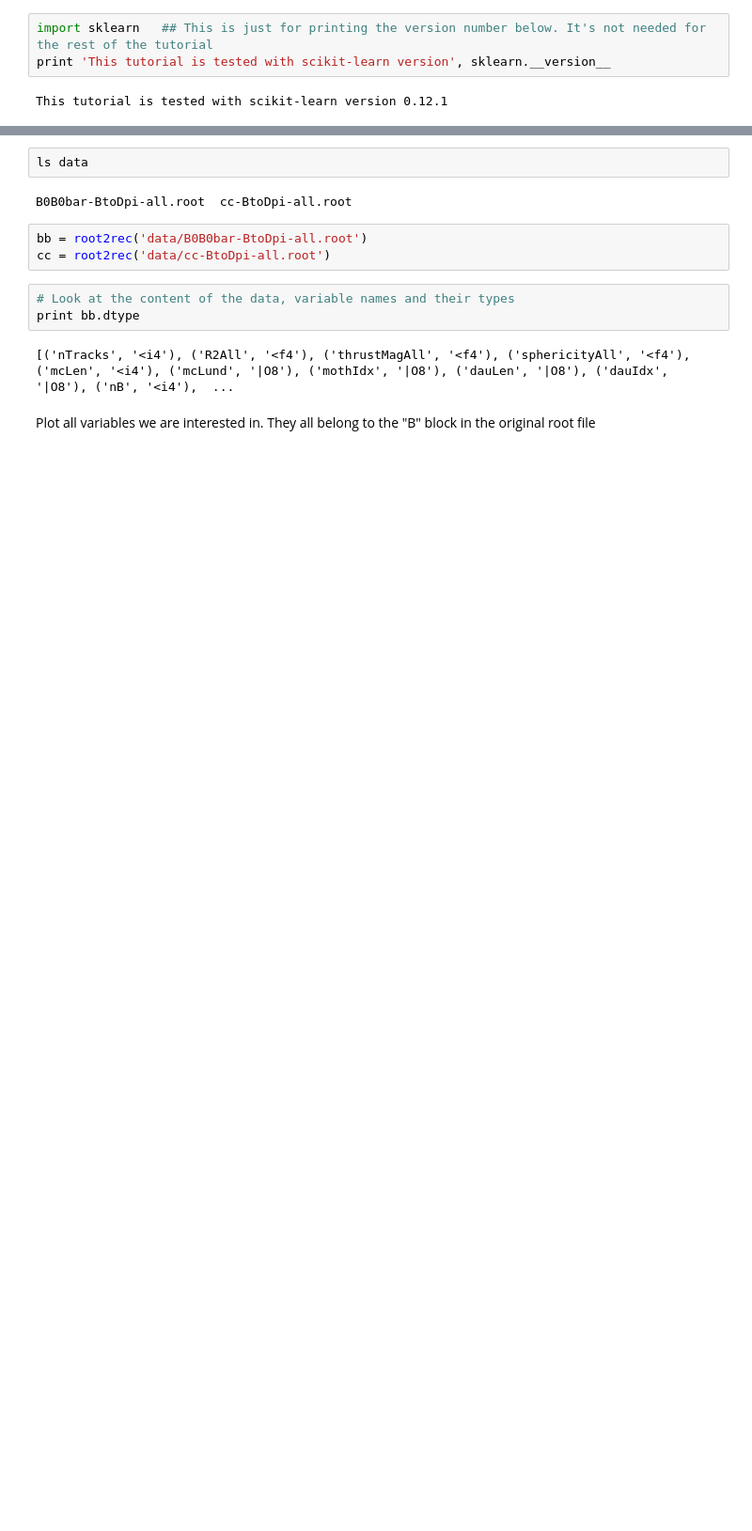
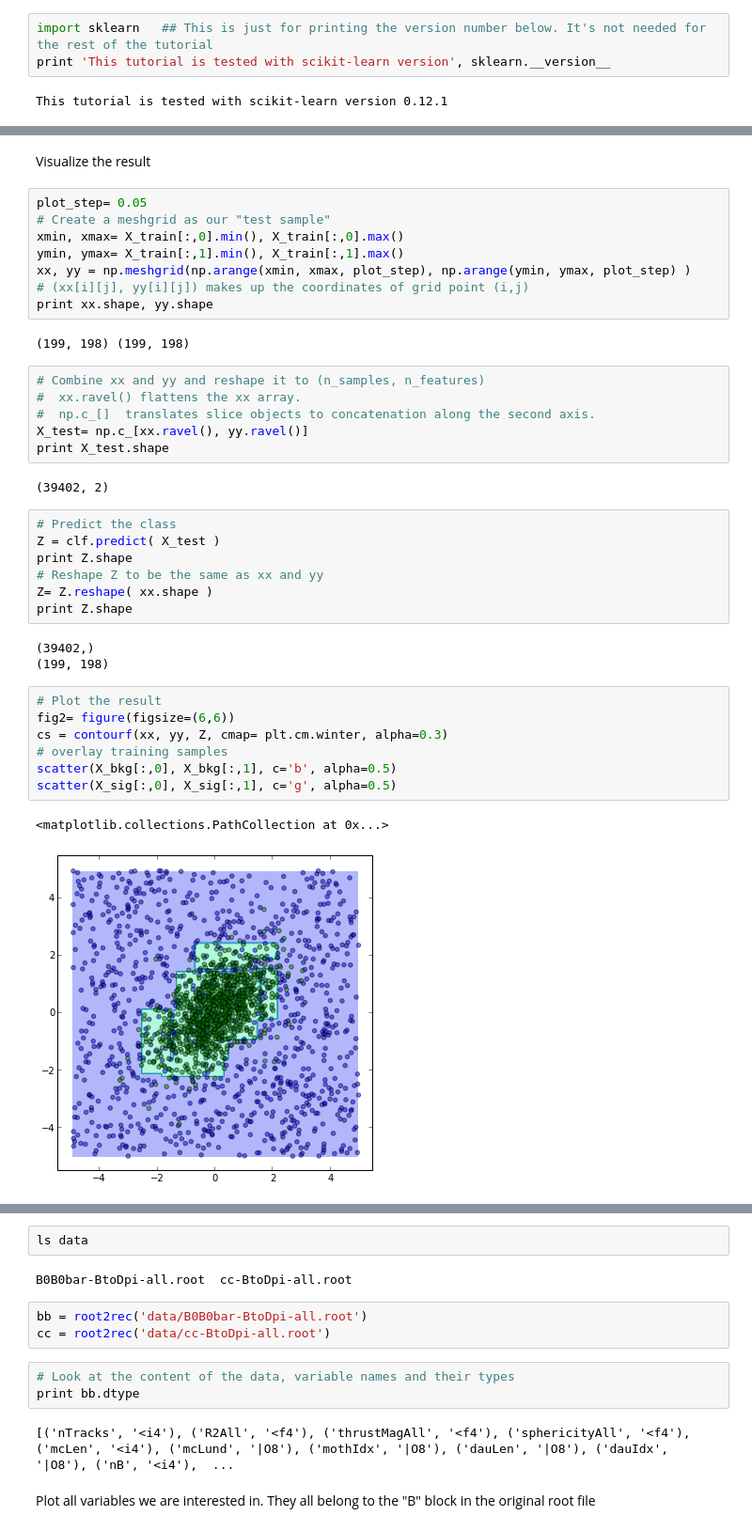
Before and after one commit to piti118/babar_python_tutorial, a Jupyter notebook: notebooks/03_Multivariate_Analysis.ipynb, the cells around one changed output, grey strips where cells are left out. Shown at 94% size. Saved outputs shown, nothing was run; the diff lists cells and outputs as text; blank space fills up the shorter version.

```diff
--- a/notebooks/03_Multivariate_Analysis.ipynb
+++ b/notebooks/03_Multivariate_Analysis.ipynb
@@ -17,0 +85,40 @@ Read data in root format and transform data to numpy arrays
+# %% [markdown]
+Visualize the result
+# %%
+plot_step= 0.05
+# Create a meshgrid as our "test sample"
+xmin, xmax= X_train[:,0].min(), X_train[:,0].max()
+ymin, ymax= X_train[:,1].min(), X_train[:,1].max()
+xx, yy = np.meshgrid(np.arange(xmin, xmax, plot_step), np.arange(ymin, ymax, plot_step) )
+# (xx[i][j], yy[i][j]) makes up the coordinates of grid point (i,j)
+print xx.shape, yy.shape
+# %% [output]
+(199, 198) (199, 198)
+# %%
+# Combine xx and yy and reshape it to (n_samples, n_features)
+#  xx.ravel() flattens the xx array.
+#  np.c_[]  translates slice objects to concatenation along the second axis.
+X_test= np.c_[xx.ravel(), yy.ravel()]
+print X_test.shape
+# %% [output]
+(39402, 2)
+# %%
+# Predict the class
+Z = clf.predict( X_test )
+print Z.shape
+# Reshape Z to be the same as xx and yy
+Z= Z.reshape( xx.shape )
+print Z.shape
+# %% [output]
+(39402,)
+(199, 198)
+# %%
+# Plot the result
+fig2= figure(figsize=(6,6))
+cs = contourf(xx, yy, Z, cmap= plt.cm.winter, alpha=0.3)
+# overlay training samples
+scatter(X_bkg[:,0], X_bkg[:,1], c='b', alpha=0.5)
+scatter(X_sig[:,0], X_sig[:,1], c='g', alpha=0.5)
+# %% [output]
+<matplotlib.collections.PathCollection at 0x...>
+[figure, added]
```
Also changed, not shown: parts of 22 cells of this notebook, 1 other file.
